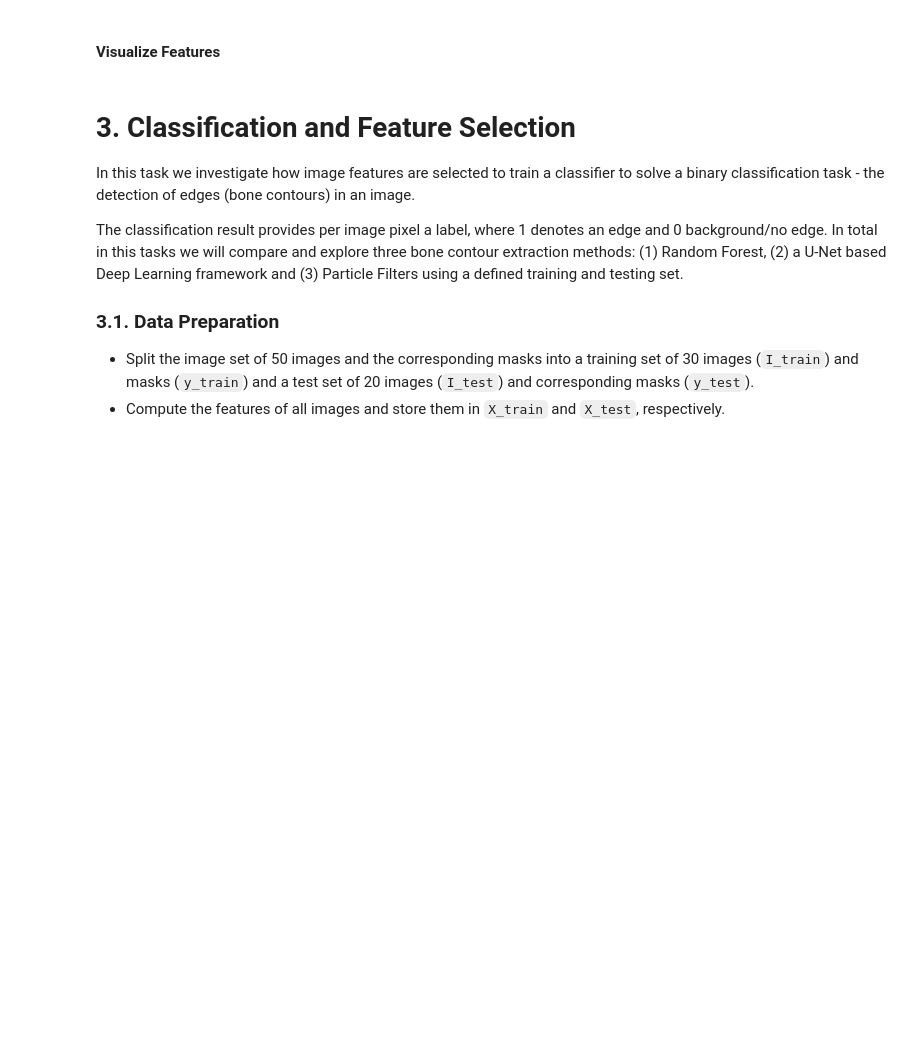
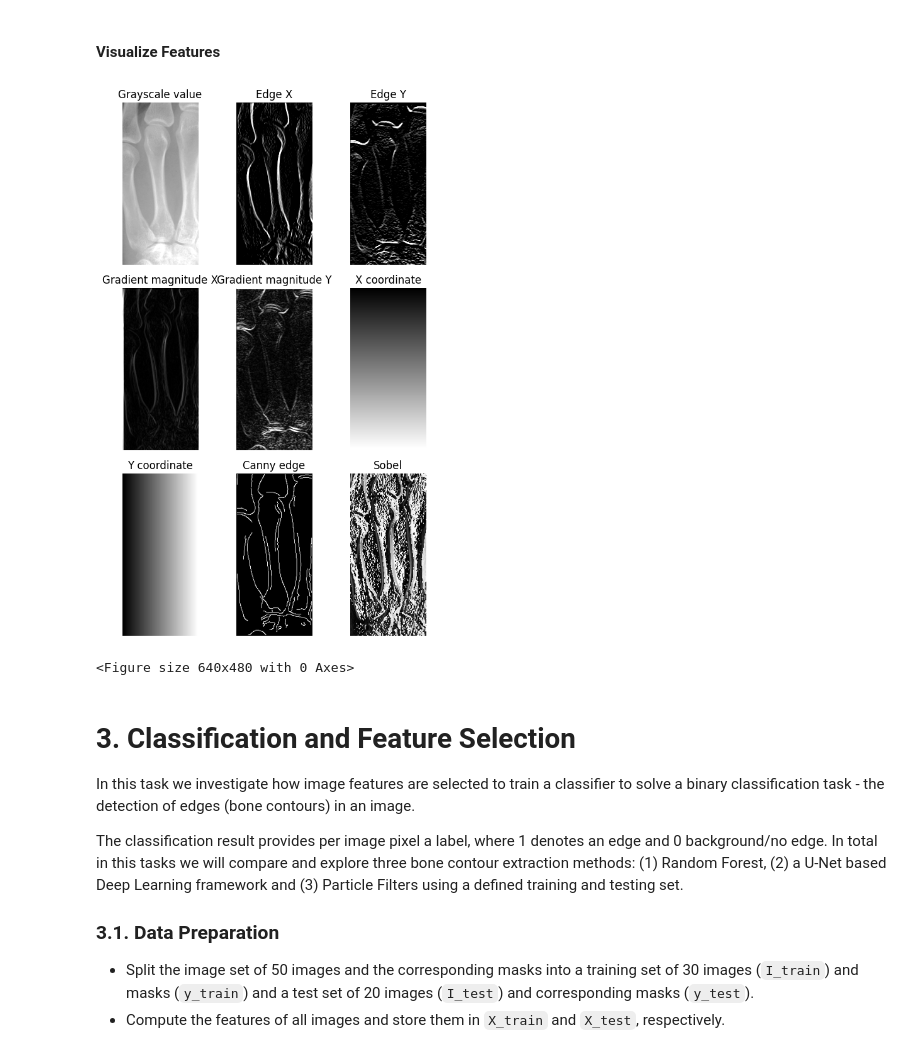
Before and after one commit to nikoczernin/MedicalAnalysis2, a Jupyter notebook: notebook.ipynb, the cells around one changed output. Drawn from its saved outputs; the diff is of its cells as text; code cells hidden in the pictures; blank space fills up the shorter version.

Commit message:
task 2 done but gradients Im not sure about

```diff
--- a/notebook.ipynb
+++ b/notebook.ipynb
@@ -307,6 +332,7 @@ cache_dir = os.path.join(os.getcwd(), 'cache_dir')
 memory = Memory(location=cache_dir, verbose=0)
 # %%
 from skimage.feature import canny
+from scipy import ndimage
 
 @memory.cache
 def compute_features(image):
@@ -329,27 +355,32 @@ def compute_features(image):
 
     H, W = image.shape
 
-    # TODO: get the grayscale values
+    # get the grayscale values
+    grey = image.flatten()
+    # get convolution results for X and Y
+    edge_x = conv2d(image, PREWITT_X).flatten()
+    edge_y = conv2d(image, PREWITT_Y).flatten()
 
-    # TODO: get convolution results for X and Y
-    edge_x =
-    edge_y =
+    # get the magnitude values of the convolution results
+    # NOTE: Im really not sure about this tho
+    gmag_x = np.abs(edge_x)
+    gmag_y = np.abs(edge_y)
 
-    # TODO: get the magnitude values of the convolution results
-    gmag_x =
-    gmag_y =
+    # get X and Y coordinates of the pixels
+    x_coords, y_coords = np.meshgrid(np.arange(image.shape[0]), np.arange(image.shape[1]), indexing="ij")
+    x_coords, y_coords = x_coords.flatten(), y_coords.flatten()
 
-    # TODO: get X and Y coordinates of the pixels
-    x_coords =
-    y_coords =
-
-    # OPTIONAL TODO: add additional features (e.g.: canny, sobel)
+    # add additional features (e.g.: canny, sobel)
+    canny_edges = canny(image).flatten()
+    sobel = ndimage.sobel(image).flatten()
 
     features = np.vstack([
         grey,
         edge_x, edge_y,
         gmag_x, gmag_y,
         x_coords, y_coords,
+        canny_edges,
+        sobel
     ])
 
     return features
@@ -358,23 +389,27 @@ def compute_features(image):
 # %%
 test_image = images[0]
 H, W = test_image.shape
 features_test = compute_features(test_image)
 
-# TODO: get titles and features for plotting
-titles = []
-feats = []
+# get titles and features for plotting
+titles = ["Grayscale value", "Edge X", "Edge Y", "Gradient magnitude X", "Gradient magnitude Y", "X coordinate", "Y coordinate", "Canny edge", "Sobel"]
+feats = [features_test[i].reshape(H,W) for i in range(features_test.shape[0])]
 
-fig, axes = plt.subplots(, figsize=(8, 8))
+fig, axes = plt.subplots(3, 3, figsize=(6, 9))
 axes = axes.flatten()
 
 for idx, ax in enumerate(axes):
     if idx < len(feats):
         ax.imshow(feats[idx], cmap='gray', vmin=0, vmax=np.percentile(feats[idx], 99))
         ax.set_title(titles[idx])
     ax.axis('off')
 
 plt.tight_layout()
 plt.show()
+plt.savefig(f"plots/features.png")
+# %% [output]
+[figure, added]
+<Figure size 640x480 with 0 Axes>
 # %% [markdown]
 # 3. Classification and Feature Selection
 In this task we investigate how image features are selected to train a classifier to solve a binary classification task - the detection of edges (bone contours) in an image.
```
Also changed, not shown: parts of 7 cells of this notebook, 1 other file.
